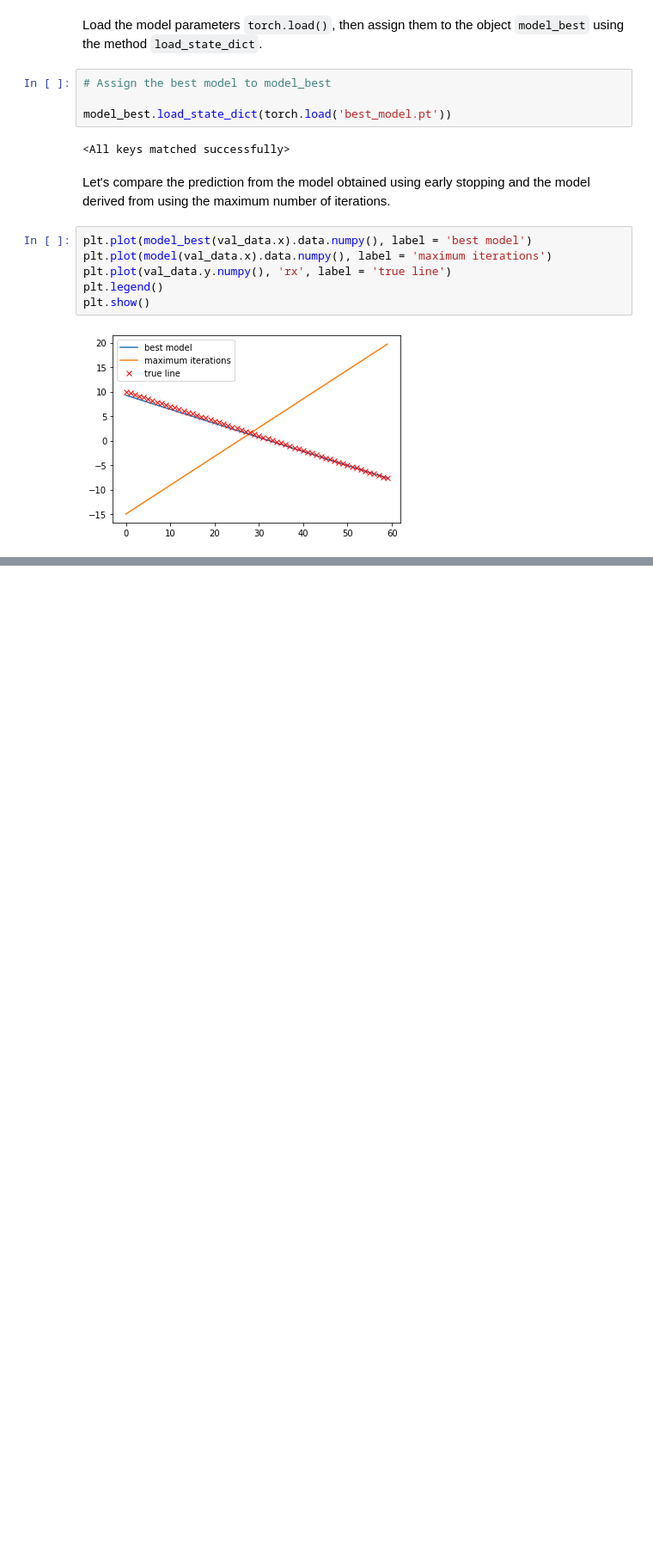
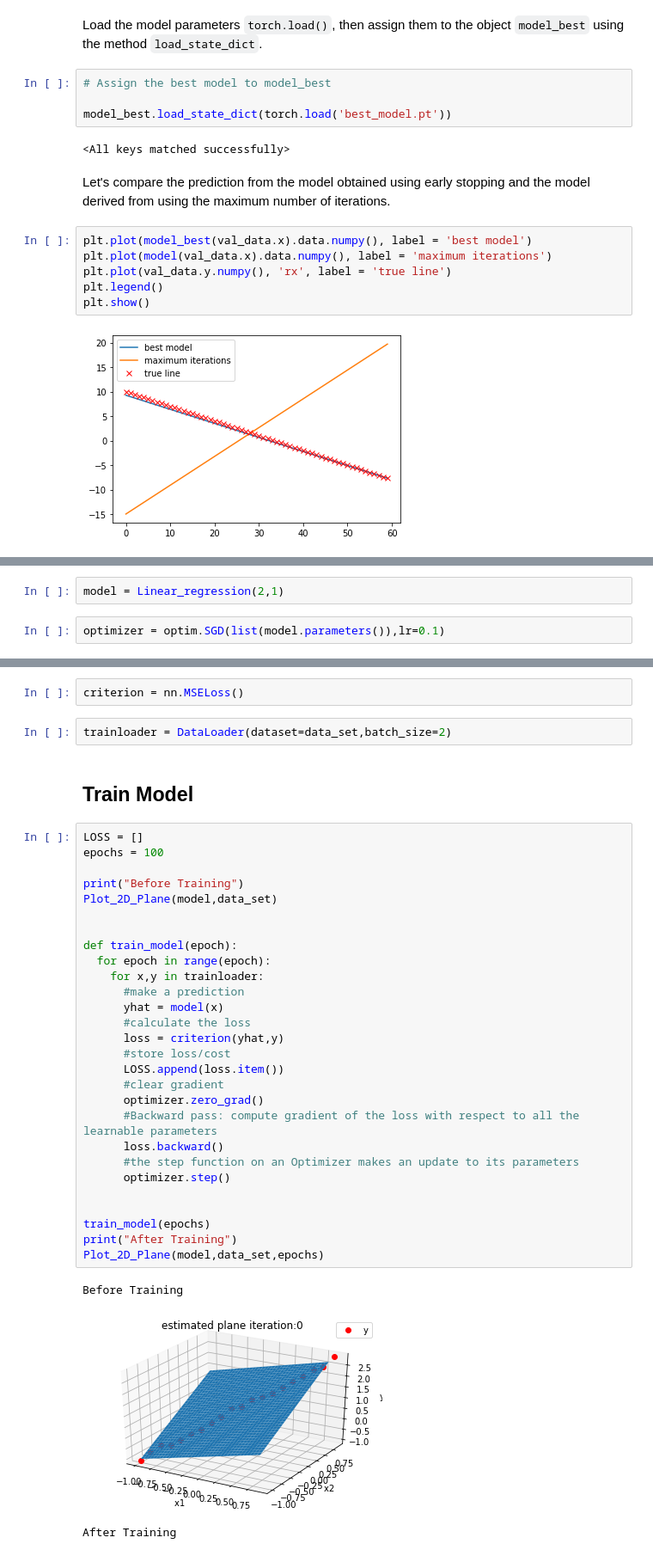
Before and after one commit to antonynickson/PyTorch_For_Machine_Learning_Workbook, a Jupyter notebook: PyTorch_For_Machine_Learning.ipynb, the cells around one changed output, grey strips where cells are left out. Shown at 86% size. Saved outputs shown, nothing was run; the diff lists cells and outputs as text; blank space fills up the shorter version.

```diff
--- a/PyTorch_For_Machine_Learning.ipynb
+++ b/PyTorch_For_Machine_Learning.ipynb
@@ -2338,0 +2423,4 @@ plt.show()
+# %%
+model = Linear_regression(2,1)
+# %%
+optimizer = optim.SGD(list(model.parameters()),lr=0.1)
@@ -2338,0 +2438,38 @@ plt.show()
+# %%
+criterion = nn.MSELoss()
+# %%
+trainloader = DataLoader(dataset=data_set,batch_size=2)
+# %% [markdown]
+<h2 id=" #Makeup_Data" > Train Model </h2>
+# %%
+LOSS = []
+epochs = 100
+
+print("Before Training")
+Plot_2D_Plane(model,data_set)
+
+
+def train_model(epoch):
+  for epoch in range(epoch):
+    for x,y in trainloader:
+      #make a prediction
+      yhat = model(x)
+      #calculate the loss
+      loss = criterion(yhat,y)
+      #store loss/cost
+      LOSS.append(loss.item())
+      #clear gradient
+      optimizer.zero_grad()
+      #Backward pass: compute gradient of the loss with respect to all the learnable parameters
+      loss.backward()
+      #the step function on an Optimizer makes an update to its parameters
+      optimizer.step()
+
+
+train_model(epochs)
+print("After Training")
+Plot_2D_Plane(model,data_set,epochs)
+# %% [output]
+Before Training
+[figure, added]
+After Training
```
Also changed, not shown: parts of 45 cells of this notebook.
